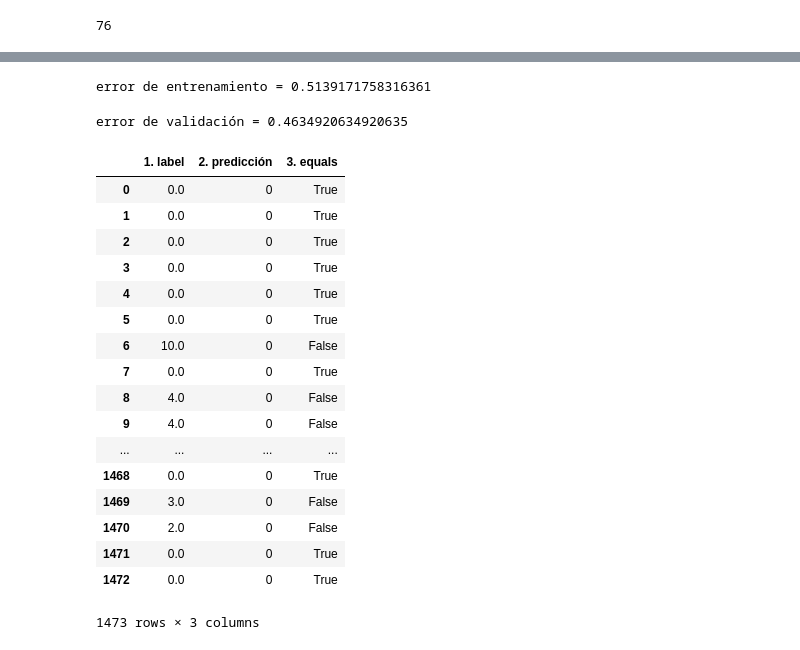
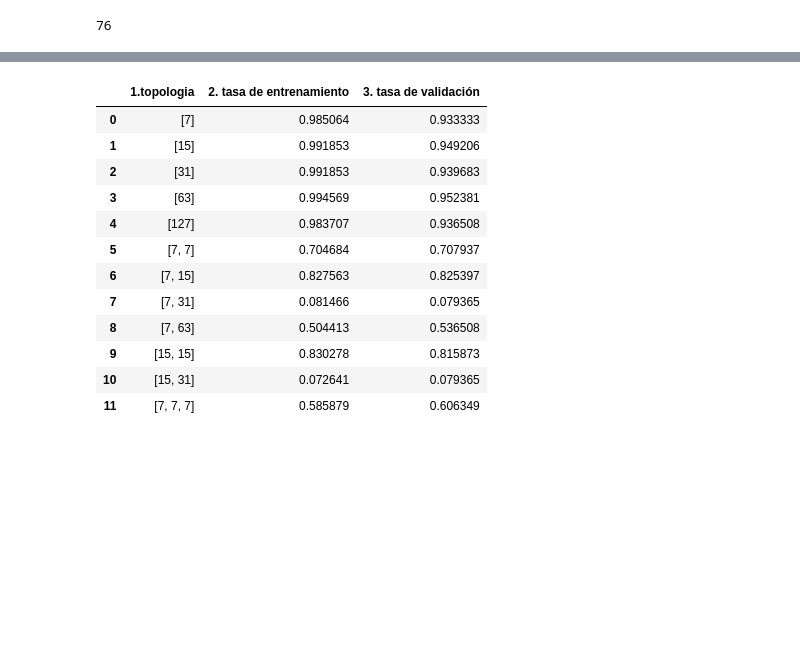
Before and after one commit to juanArango17/inteligenciaComputacional_20181, a Jupyter notebook: Tarea2_Redes_Neuronales/Punto3_Backpropagation/punto3_backpropagation.ipynb, the cells around one changed output, grey strips where cells are left out. Drawn from its saved outputs; the diff is of its cells as text; code cells hidden in the pictures; blank space fills up the shorter version.

```diff
--- a/Tarea2_Redes_Neuronales/Punto3_Backpropagation/punto3_backpropagation.ipynb
+++ b/Tarea2_Redes_Neuronales/Punto3_Backpropagation/punto3_backpropagation.ipynb
@@ -120,7 +121,6 @@ def RedNeuronalTrain(X,y,Lsizes,alpha = .1,epochs = 20,outputs = 2):
                 a_[k] = np.insert(a_[k], 0, 1,axis=0)
                 z_.append(np.dot(w_[k],a_[k]))
                 a_.append(sigmoid(z_[k]))
-            #print(a_)
             #Backward
             J = J + np.sum((Y-a_[len(a_)-1])*(Y-a_[len(a_)-1]))
             d_=clearList(len(a_))
@@ -138,8 +138,7 @@ def RedNeuronalTrain(X,y,Lsizes,alpha = .1,epochs = 20,outputs = 2):
                 w_[k] = w_[k]-alpha*DE_dw_[k]
             #print(np.array(Y) == np.array(a_[len(a_)-1]))
         #print(a_[len(a_)-1])
-        print(J/2)
-    return [w_]
+    return [w_,J/2]
 
 def Predict(X,w_):
     #Forward
@@ -199,39 +208,36 @@ sizes = np.array([31,31,31,31,15,15,11])
 # %%
-predicted1 = []
-for i in range(0,X_train.shape[0]):
-    predicted1.append(np.argmax(Predict(X_train[i],w_)))
-Accuracy_train = np.sum(np.array(predicted1) == y_train)/X_train.shape[0]
-print('error de entrenamiento = '+str(Accuracy_train))
+predicted1      = []
+Accuracy_train  = []
+for j in range(0,len(all_sizes)):
+    p1 = []
+    for i in range(0,X_train.shape[0]):
+        p1.append(np.argmax(Predict(X_train[i,:],w_[j])))
+    predicted1.append(p1)
+    Accuracy_train.append(np.sum(np.array(p1) == y_train)/X_train.shape[0])
-# %% [output]
-error de entrenamiento = 0.5139171758316361
 # %%
-predicted2 = []
-for i in range(0,X_val.shape[0]):
-    predicted2.append(np.argmax(Predict(X_val[i],w_)))
-Accuracy_val = np.sum(np.array(predicted2) == y_val)/X_val.shape[0]
-print('error de validación = '+str(Accuracy_val))
+predicted2      = []
+Accuracy_val    = []
+for j in range(0,len(all_sizes)):
+    p2 = []
+    for i in range(0,X_val.shape[0]):
+        p2.append(np.argmax(Predict(X_val[i,:],w_[j])))
+    predicted2.append(p2)
+    Accuracy_val.append(np.sum(np.array(p2) == y_val)/X_val.shape[0])
-# %% [output]
-error de validación = 0.4634920634920635
-# %%
-d = {'2. predicción': np.array(predicted1),'1. label': y_train, '3. equals':np.array(predicted1) == y_train}
-df = pd.DataFrame(data=d)
-df
-# %% [output]
-|  | 1. label | 2. predicción | 3. equals |
-| 0 | 0.0 | 0 | True |
-| 1 | 0.0 | 0 | True |
-| 2 | 0.0 | 0 | True |
-| 3 | 0.0 | 0 | True |
-| 4 | 0.0 | 0 | True |
-| 5 | 0.0 | 0 | True |
-| 6 | 10.0 | 0 | False |
-| 7 | 0.0 | 0 | True |
-| 8 | 4.0 | 0 | False |
-| 9 | 4.0 | 0 | False |
-| ... | ... | ... | ... |
-| 1468 | 0.0 | 0 | True |
-| 1469 | 3.0 | 0 | False |
-| 1470 | 2.0 | 0 | False |
-| 1471 | 0.0 | 0 | True |
-| 1472 | 0.0 | 0 | True |
-1473 rows × 3 columns
+# %%
+d = {'1.topologia': all_sizes,'2. tasa de entrenamiento': Accuracy_train, '3. tasa de validación': Accuracy_val}
+df = pd.DataFrame(data=d)
+df
+# %% [output]
+|  | 1.topologia | 2. tasa de entrenamiento | 3. tasa de validación |
+| 0 | [7] | 0.985064 | 0.933333 |
+| 1 | [15] | 0.991853 | 0.949206 |
+| 2 | [31] | 0.991853 | 0.939683 |
+| 3 | [63] | 0.994569 | 0.952381 |
+| 4 | [127] | 0.983707 | 0.936508 |
+| 5 | [7, 7] | 0.704684 | 0.707937 |
+| 6 | [7, 15] | 0.827563 | 0.825397 |
+| 7 | [7, 31] | 0.081466 | 0.079365 |
+| 8 | [7, 63] | 0.504413 | 0.536508 |
+| 9 | [15, 15] | 0.830278 | 0.815873 |
+| 10 | [15, 31] | 0.072641 | 0.079365 |
+| 11 | [7, 7, 7] | 0.585879 | 0.606349 |
```
Also changed, not shown: parts of 6 cells of this notebook, 1 other file.
